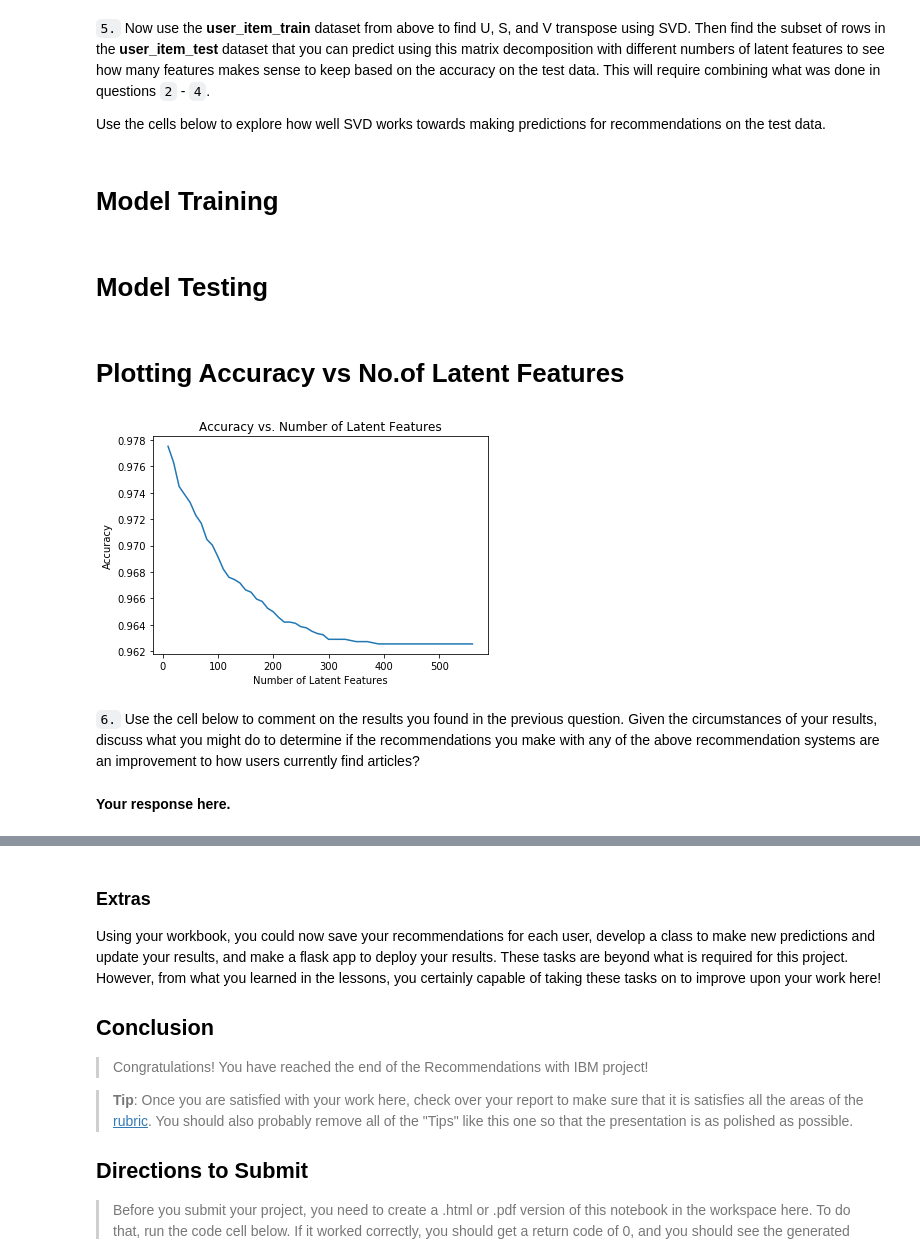
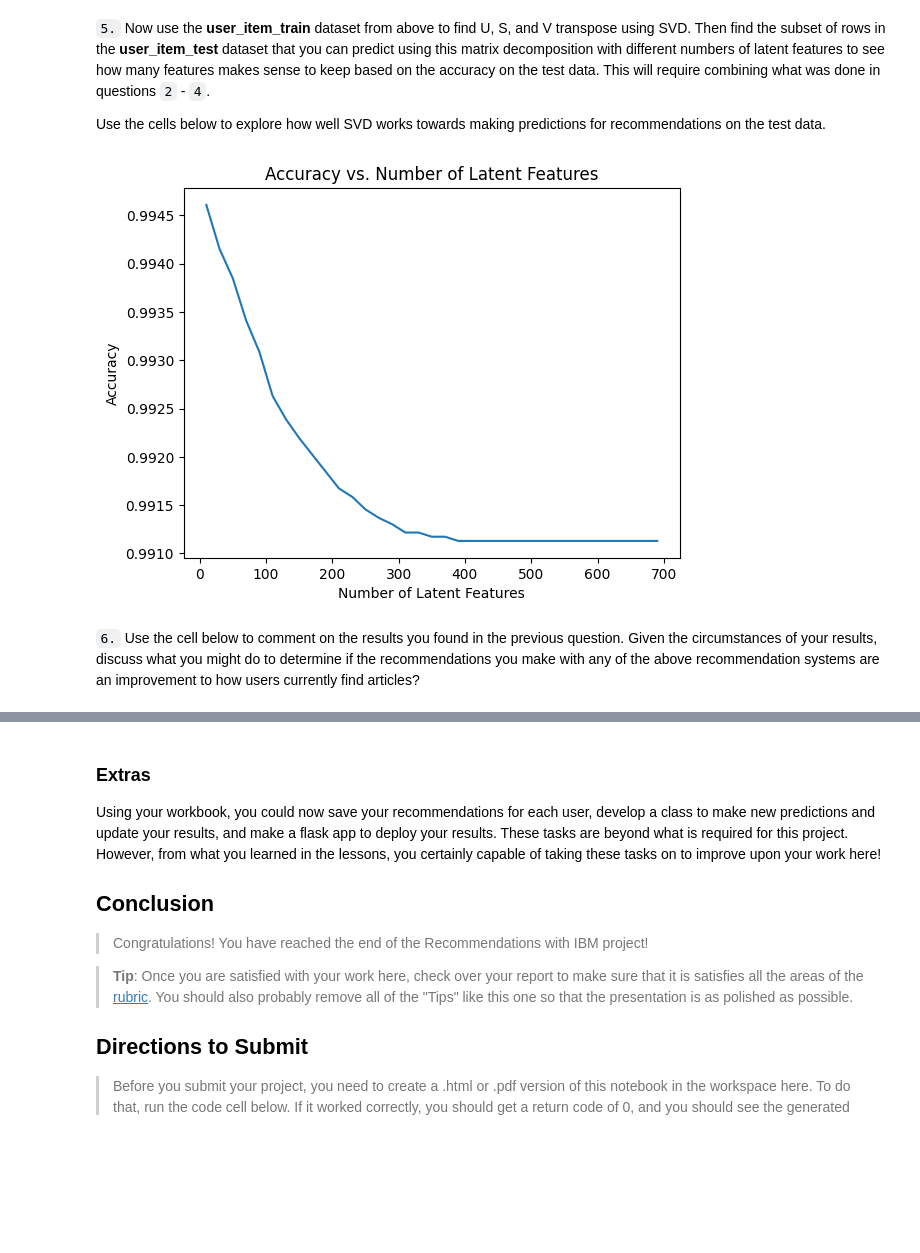
Before and after one commit to omkarbhad/Recommendations-with-IBM, a Jupyter notebook: Recommendations_with_IBM.ipynb, the cells around one changed output, grey strips where cells are left out. Saved outputs shown, nothing was run; the diff lists cells and outputs as text; code cells hidden in the pictures; blank space fills up the shorter version.

```diff
--- a/Recommendations_with_IBM.ipynb
+++ b/Recommendations_with_IBM.ipynb
@@ -803,17 +904,11 @@ Use the cells below to explore how well SVD works towards making predictions for
 # %%
-# Get the Train Articles and User IDs
+# Use these cells to see how well you can use the training
+# decomposition to predict on test data
 train_idx = np.array(user_item_train.index)
 train_arts = np.array(user_item_train.columns)
-
-# Find Users and Articles of the Test Set contained also in Train Set
-test_user_subset = np.intersect1d(test_idx,train_idx)
-test_articles_subset = np.intersect1d(test_arts,train_arts)
-
-# Find the Position in the Training matrix of the test Subset
-train_indexes = np.where(np.in1d(train_idx, test_user_subset))[0]
-train_articles = np.where(np.in1d(train_arts, test_articles_subset))[0]
-
-# Find the Position (Row) in the Test Matrix of the Test Subset (User ID)
-test_indexes = np.where(np.in1d(test_idx, test_user_subset))[0]
+test_user = np.intersect1d(test_idx,train_idx)
+test_articles = np.intersect1d(test_arts,train_arts)
+test_user_idx = np.where(np.in1d(train_idx, test_user))[0]
+test_art_idx = np.where(np.in1d(train_arts, test_articles))[0]
+test_indexes = np.where(np.in1d(test_idx, test_user))[0]
+user_item_test = user_item_test.iloc[test_indexes,:]
-# %% [markdown]
-# Model Training
@@ -828,37 +915,29 @@ user_item_train_subset = user_item_train.iloc[train_indexes,train_articles]
-# %% [markdown]
-# Model Testing
 # %%
-
-num_latent_feats = np.arange(10,570,10)
+num_latent_feats = np.arange(10,700+10,20)
 sum_errs = []
 
 for k in num_latent_feats:
-    # Re-Structure with K latent features
-    s_train_k, u_train_k, vt_train_k = np.diag(s_train[:k]), u_train[:, :k], vt_train[:k, :]
+    # restructure with k latent features
+    s_new, u_new, vt_new = np.diag(s_train[:k]), u_train[:, :k], vt_train[:k, :]
 
-    s_test_k, u_test_k, vt_test_k = s_train_k, u_train_k[train_indexes,:], vt_train_k[:,train_articles]
+    u_test, vt_test = u_new[test_user_idx,:], vt_new[:,test_art_idx]
 
-    # Taking Dot Product
-    user_item_test_subset_est = np.around(np.dot(np.dot(u_test_k, s_test_k), vt_test_k))
+    # take dot product
+    user_item_test_est = np.around(np.dot(np.dot(u_test, s_new), vt_test))
 
-    # Compute Error for each prediction
-    diffs = np.subtract(user_item_test_subset, user_item_test_subset_est)
+    # compute error for each prediction to actual value
+    diffs = np.subtract(user_item_test, user_item_test_est)
 
-    # Sum errors and append
+    # total errors and keep track of them
     err = np.sum(np.sum(np.abs(diffs)))
     sum_errs.append(err)
+
+
+plt.plot(num_latent_feats, 1 - np.array(sum_errs)/df.shape[0]);
+plt.xlabel('Number of Latent Features');
+plt.ylabel('Accuracy');
+plt.title('Accuracy vs. Number of Latent Features');
+# %% [output]
+[figure, added]
-# %% [markdown]
-# Plotting Accuracy vs No.of Latent Features
-# %%
-n_interactions_subset = user_item_test_subset.shape[0]*user_item_test_subset.shape[1]
-
-plt.plot(num_latent_feats, 1 - np.array(sum_errs)/n_interactions_subset);
-plt.xlabel('Number of Latent Features');
-plt.ylabel('Accuracy');
-plt.title('Accuracy vs. Number of Latent Features');
-# %% [output]
-[figure, removed]
 # %% [markdown]
 `6.` Use the cell below to comment on the results you found in the previous question. Given the circumstances of your results, discuss what you might do to determine if the recommendations you make with any of the above recommendation systems are an improvement to how users currently find articles?
-# %% [markdown]
-**Your response here.**
```
Also changed, not shown: parts of 53 cells of this notebook, 10 other files.
